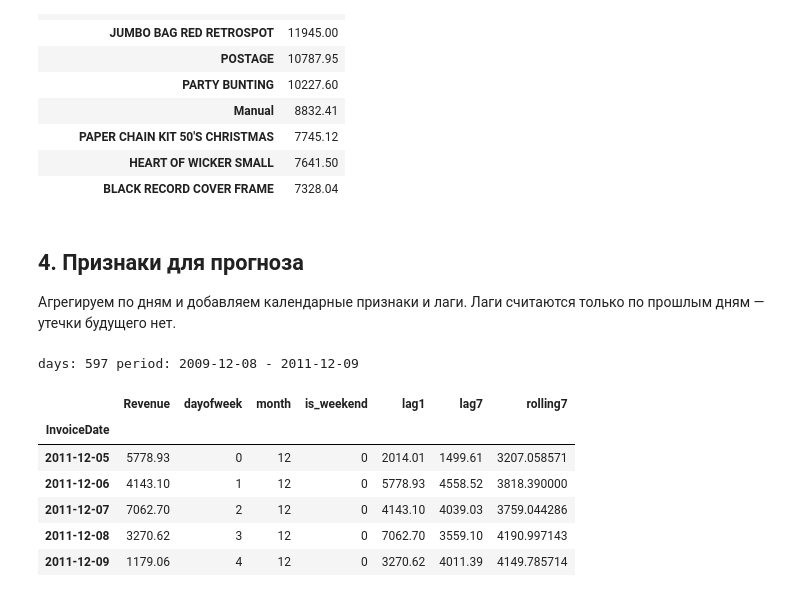
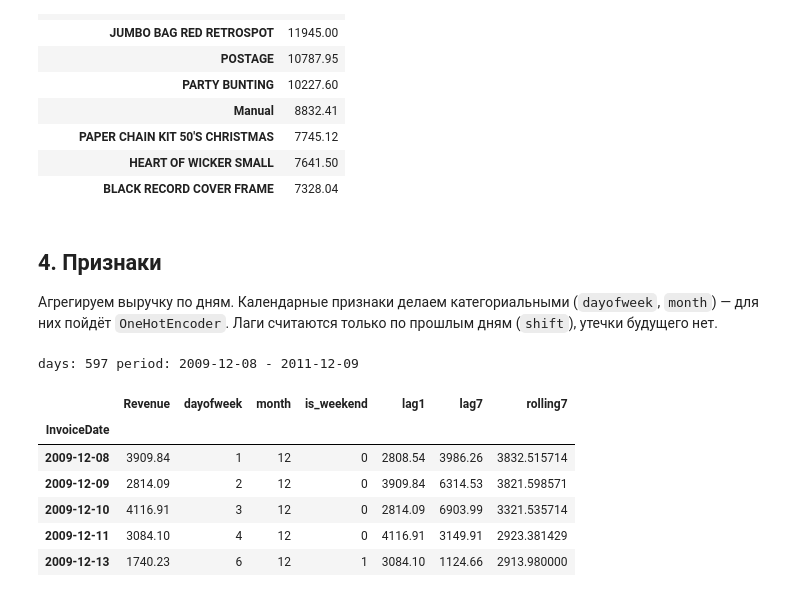
Before and after one commit to gor802018-code/retail-revenue-forecast, a Jupyter notebook: notebooks/01_eda_model.ipynb, the cells around one changed output. Cells and saved outputs as stored; diff of their text form; code cells hidden in the pictures.

```diff
--- a/notebooks/01_eda_model.ipynb
+++ b/notebooks/01_eda_model.ipynb
@@ -112,9 +115,6 @@ step4 = step3.dropna(subset=["Customer ID"])
 cleaned = step4.drop_duplicates().copy()
 
 cleaned["Revenue"] = cleaned["Quantity"] * cleaned["Price"]
-cleaned["Hour"] = cleaned["InvoiceDate"].dt.hour
-cleaned["DayOfWeek"] = cleaned["InvoiceDate"].dt.dayofweek
-cleaned["Month"] = cleaned["InvoiceDate"].dt.month
 
 print(f"raw:       {raw_rows:>8,}")
 print(f"no cancel: {len(step1):>8,}")
@@ -201,29 +201,29 @@ top_products.to_frame("revenue")
 | HEART OF WICKER SMALL | 7641.50 |
 | BLACK RECORD COVER FRAME | 7328.04 |
 # %% [markdown]
-## 4. Признаки для прогноза
+## 4. Признаки
 
-Агрегируем по дням и добавляем календарные признаки и лаги. Лаги считаются только по прошлым дням — утечки будущего нет.
+Агрегируем выручку по дням. Календарные признаки делаем категориальными (`dayofweek`, `month`) — для них пойдёт `OneHotEncoder`. Лаги считаются только по прошлым дням (`shift`), утечки будущего нет.
 # %%
 daily = cleaned.set_index("InvoiceDate")["Revenue"].resample("D").sum().to_frame()
 daily = daily[daily["Revenue"] > 0].copy()
 
-daily["dayofweek"] = daily.index.dayofweek
-daily["month"] = daily.index.month
-daily["is_weekend"] = (daily["dayofweek"] >= 5).astype(int)
+daily["dayofweek"] = daily.index.dayofweek.astype("category")
+daily["month"] = daily.index.month.astype("category")
+daily["is_weekend"] = (daily.index.dayofweek >= 5).astype(int)
 daily["lag1"] = daily["Revenue"].shift(1)
 daily["lag7"] = daily["Revenue"].shift(7)
 daily["rolling7"] = daily["Revenue"].shift(1).rolling(7).mean()
 daily = daily.dropna()
 
 print("days:", len(daily), "period:", daily.index.min().date(), "-", daily.index.max().date())
-daily.tail()
+daily.head()
 # %% [output]
 days: 597 period: 2009-12-08 - 2011-12-09
 |  | Revenue | dayofweek | month | is_weekend | lag1 | lag7 | rolling7 |
 | InvoiceDate |  |  |  |  |  |  |  |
-| 2011-12-05 | 5778.93 | 0 | 12 | 0 | 2014.01 | 1499.61 | 3207.058571 |
-| 2011-12-06 | 4143.10 | 1 | 12 | 0 | 5778.93 | 4558.52 | 3818.390000 |
-| 2011-12-07 | 7062.70 | 2 | 12 | 0 | 4143.10 | 4039.03 | 3759.044286 |
-| 2011-12-08 | 3270.62 | 3 | 12 | 0 | 7062.70 | 3559.10 | 4190.997143 |
-| 2011-12-09 | 1179.06 | 4 | 12 | 0 | 3270.62 | 4011.39 | 4149.785714 |
+| 2009-12-08 | 3909.84 | 1 | 12 | 0 | 2808.54 | 3986.26 | 3832.515714 |
+| 2009-12-09 | 2814.09 | 2 | 12 | 0 | 3909.84 | 6314.53 | 3821.598571 |
+| 2009-12-10 | 4116.91 | 3 | 12 | 0 | 2814.09 | 6903.99 | 3321.535714 |
+| 2009-12-11 | 3084.10 | 4 | 12 | 0 | 4116.91 | 3149.91 | 2923.381429 |
+| 2009-12-13 | 1740.23 | 6 | 12 | 1 | 3084.10 | 1124.66 | 2913.980000 |
```
Also changed, not shown: parts of 17 cells of this notebook, 8 other files.
